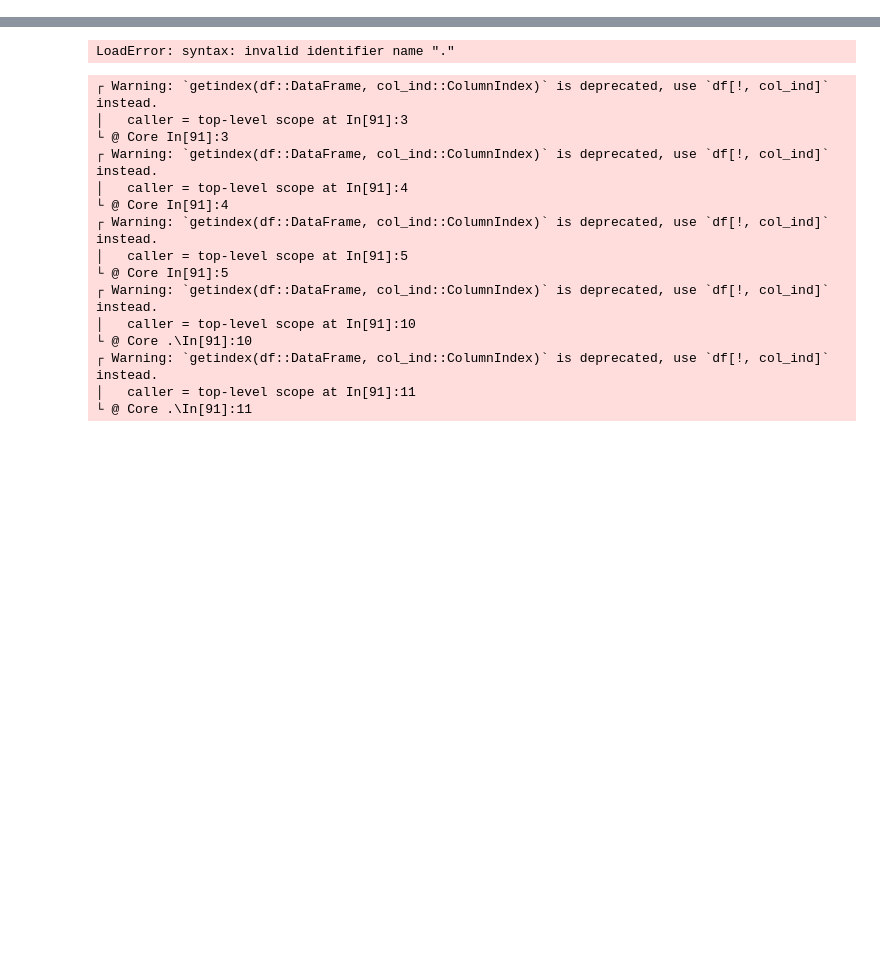
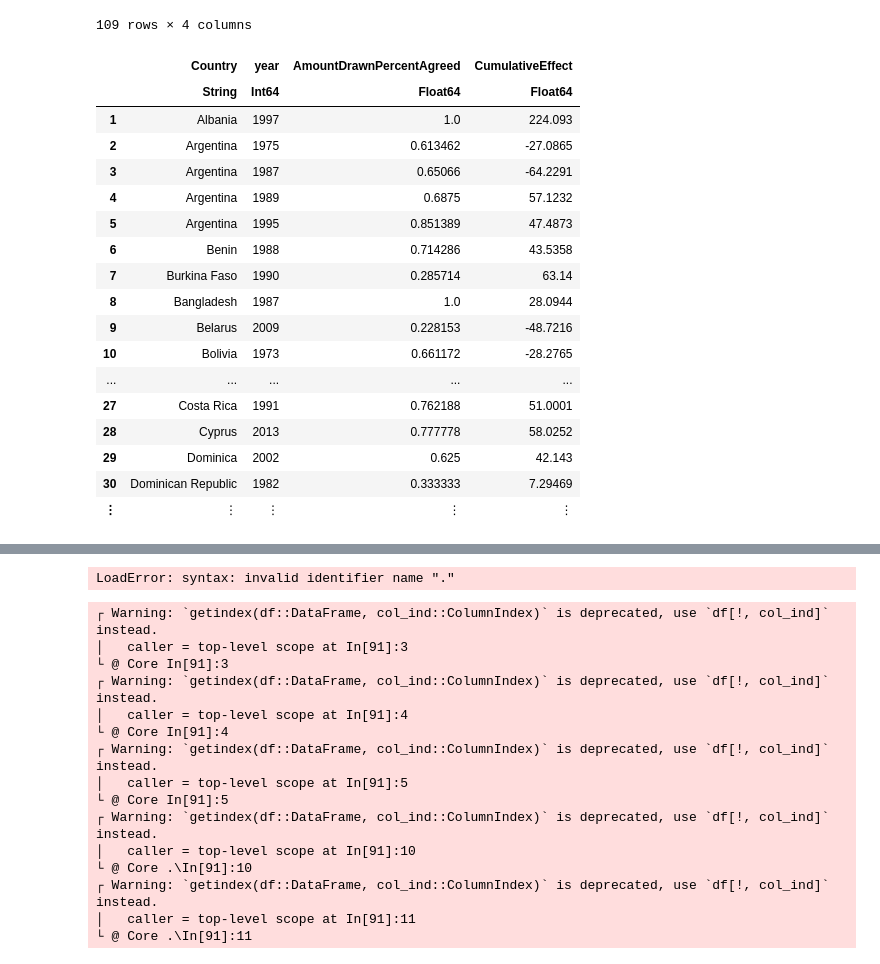
Before and after one commit to kevinkuruc/IMFCrises, a Jupyter notebook: Code/JuliaFiles/Run_Analysis.ipynb, the cells around one changed output, grey strips where cells are left out. Drawn from its saved outputs; the diff is of its cells as text; code cells hidden in the pictures; blank space fills up the shorter version.

Commit message:
Structural Conditions + Amount Drawn

```diff
--- a/Code/JuliaFiles/Run_Analysis.ipynb
+++ b/Code/JuliaFiles/Run_Analysis.ipynb
@@ -86,0 +154,24 @@ P value for Hotelling T-sq is 5.948680994417387e-9
+# %%
+Temp = dropmissing(TreatedMatched[:, [:Country, :year, :AmountDrawnPercentAgreed, :CumulativeEffect]])
+Temp = Temp[Temp[:,:AmountDrawnPercentAgreed].>0,:]
+scatter()
+# %% [output]
+109 rows × 4 columns
+|  | Country | year | AmountDrawnPercentAgreed | CumulativeEffect |
+|  | String | Int64 | Float64 | Float64 |
+| 1 | Albania | 1997 | 1.0 | 224.093 |
+| 2 | Argentina | 1975 | 0.613462 | -27.0865 |
+| 3 | Argentina | 1987 | 0.65066 | -64.2291 |
+| 4 | Argentina | 1989 | 0.6875 | 57.1232 |
+| 5 | Argentina | 1995 | 0.851389 | 47.4873 |
+| 6 | Benin | 1988 | 0.714286 | 43.5358 |
+| 7 | Burkina Faso | 1990 | 0.285714 | 63.14 |
+| 8 | Bangladesh | 1987 | 1.0 | 28.0944 |
+| 9 | Belarus | 2009 | 0.228153 | -48.7216 |
+| 10 | Bolivia | 1973 | 0.661172 | -28.2765 |
+| ... | ... | ... | ... | ... |
+| 27 | Costa Rica | 1991 | 0.762188 | 51.0001 |
+| 28 | Cyprus | 2013 | 0.777778 | 58.0252 |
+| 29 | Dominica | 2002 | 0.625 | 42.143 |
+| 30 | Dominican Republic | 1982 | 0.333333 | 7.29469 |
+| ⋮ | ⋮ | ⋮ | ⋮ | ⋮ |
```
Also changed, not shown: parts of 8 cells of this notebook, 32 other files.
